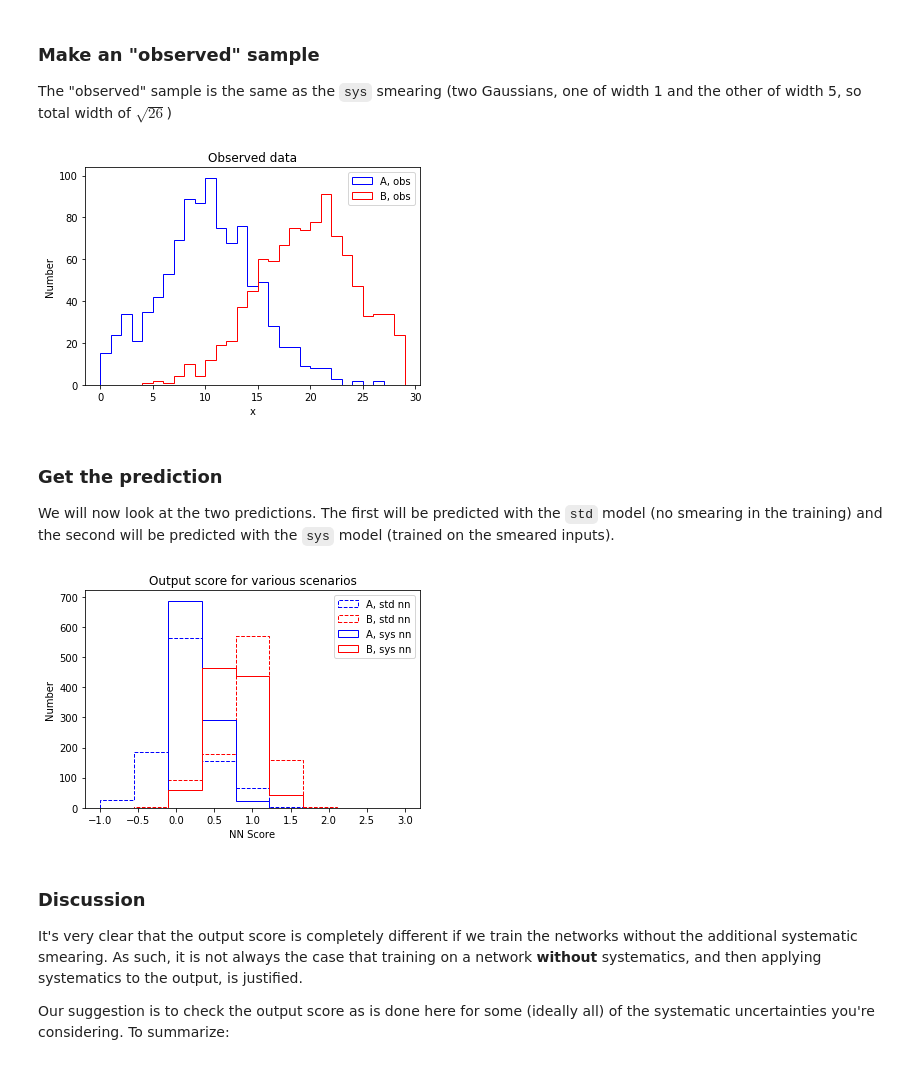
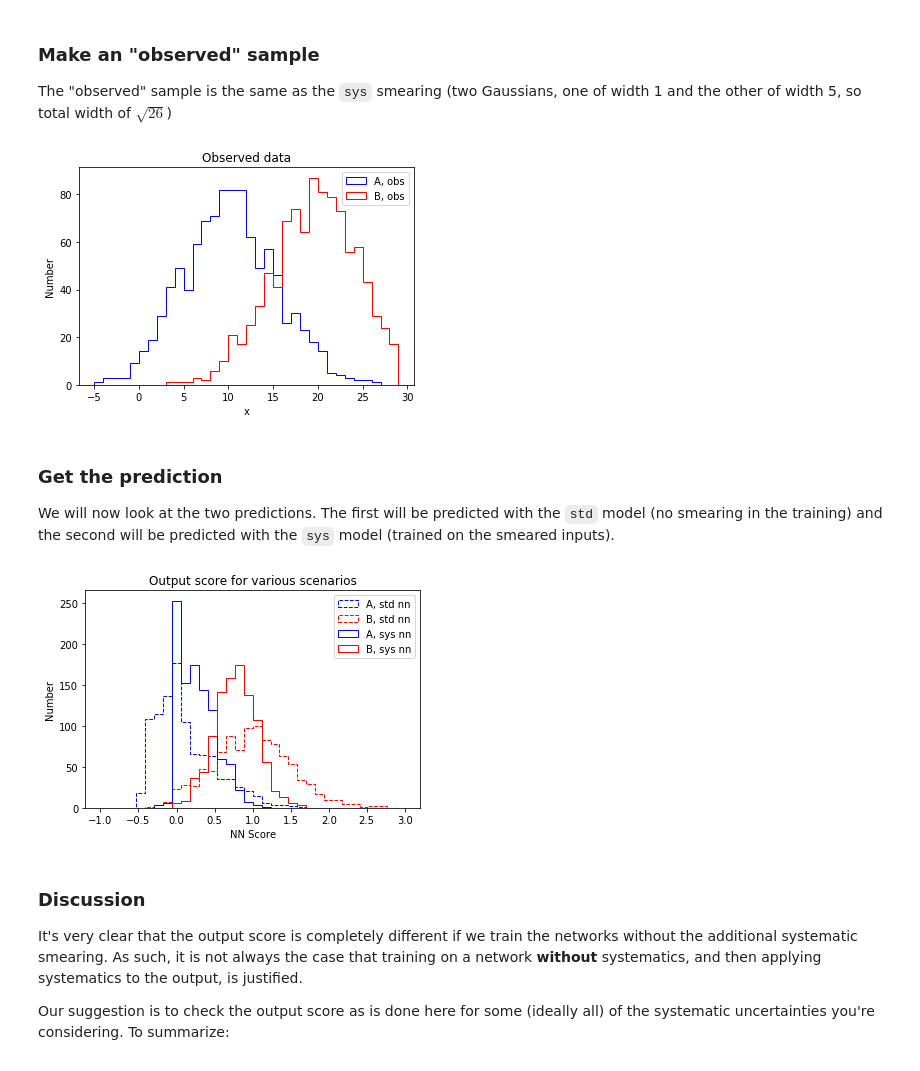
Before and after one commit to kmei-cms/sysnn, a Jupyter notebook: nn_systematics.ipynb, the cells around one changed output. Saved outputs shown, nothing was run; the diff lists cells and outputs as text; code cells hidden in the pictures.

```diff
--- a/nn_systematics.ipynb
+++ b/nn_systematics.ipynb
@@ -106,18 +106,18 @@ The "observed" sample is the same as the `sys` smearing (two Gaussians, one of w
 # %%
 outdata = np.concatenate( [np.random.normal( loc=x0, size=1000),
                            np.random.normal( loc=x1, size=1000)] )
 outdata += np.random.normal(loc=0, scale=dx, size=2000)
 outdatalabels = np.concatenate( [np.zeros(1000), np.ones(1000)] )
 
-plt.hist(outdata[outdatalabels == 0], bins=np.arange(30), histtype = 'step', label="A, obs", color='b')
-plt.hist(outdata[outdatalabels == 1], bins=np.arange(30), histtype = 'step', label="B, obs", color='r')
+plt.hist(outdata[outdatalabels == 0], bins=np.arange(-5,30), histtype = 'step', label="A, obs", color='b')
+plt.hist(outdata[outdatalabels == 1], bins=np.arange(-5,30), histtype = 'step', label="B, obs", color='r')
 plt.title("Observed data")
 plt.legend()
 plt.xlabel("x")
 plt.ylabel("Number")
 plt.show()
 # %% [output]
-[figure, old version]
+[figure, new version]
 # %% [markdown]
 ### Get the prediction
 
@@ -129,17 +129,17 @@ evals_sys = model_sys.evaluate(x=outdata, y=outdatalabels, verbose=0)
 preds_sys = model_sys.predict(outdata)
 # %%
 
-plt.hist(preds_std[outdatalabels == 0], bins=np.linspace(-1,3,10), histtype='step', label="A, std nn", color='b', linestyle='dashed')
-plt.hist(preds_std[outdatalabels == 1], bins=np.linspace(-1,3,10), histtype='step', label="B, std nn", color='r', linestyle='dashed')
-plt.hist(preds_sys[outdatalabels == 0], bins=np.linspace(-1,3,10), histtype='step', label="A, sys nn", color='b')
-plt.hist(preds_sys[outdatalabels == 1], bins=np.linspace(-1,3,10), histtype='step', label="B, sys nn", color='r')
+plt.hist(preds_std[outdatalabels == 0], bins=np.linspace(-1,3,35), histtype='step', label="A, std nn", color='b', linestyle='dashed')
+plt.hist(preds_std[outdatalabels == 1], bins=np.linspace(-1,3,35), histtype='step', label="B, std nn", color='r', linestyle='dashed')
+plt.hist(preds_sys[outdatalabels == 0], bins=np.linspace(-1,3,35), histtype='step', label="A, sys nn", color='b')
+plt.hist(preds_sys[outdatalabels == 1], bins=np.linspace(-1,3,35), histtype='step', label="B, sys nn", color='r')
 plt.legend()
 plt.title("Output score for various scenarios")
 plt.xlabel("NN Score")
 plt.ylabel("Number")
 plt.show()
 # %% [output]
-[figure, old version]
+[figure, new version]
 # %% [markdown]
 ### Discussion
 
```
Also changed, not shown: parts of 2 cells of this notebook.
